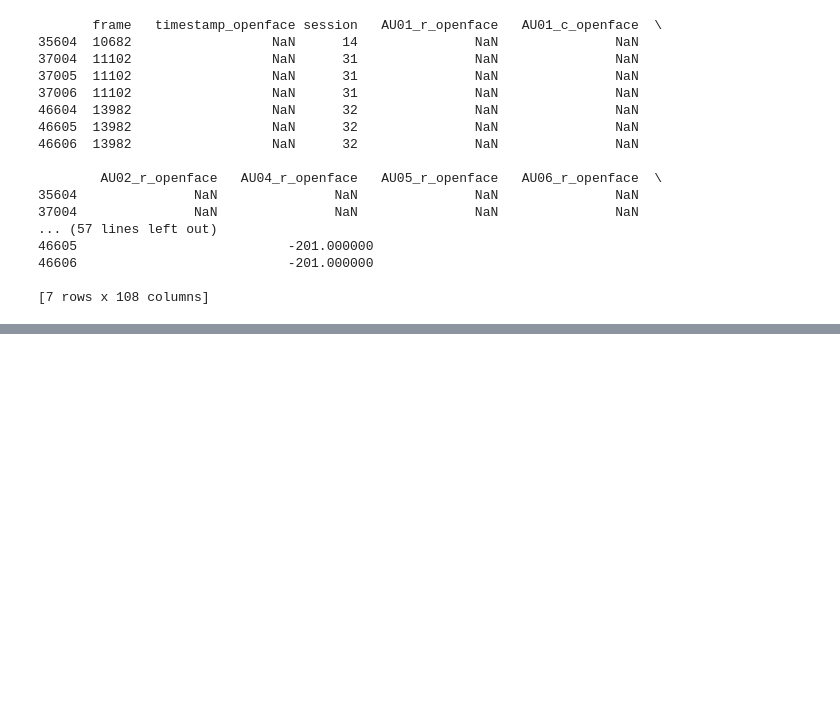
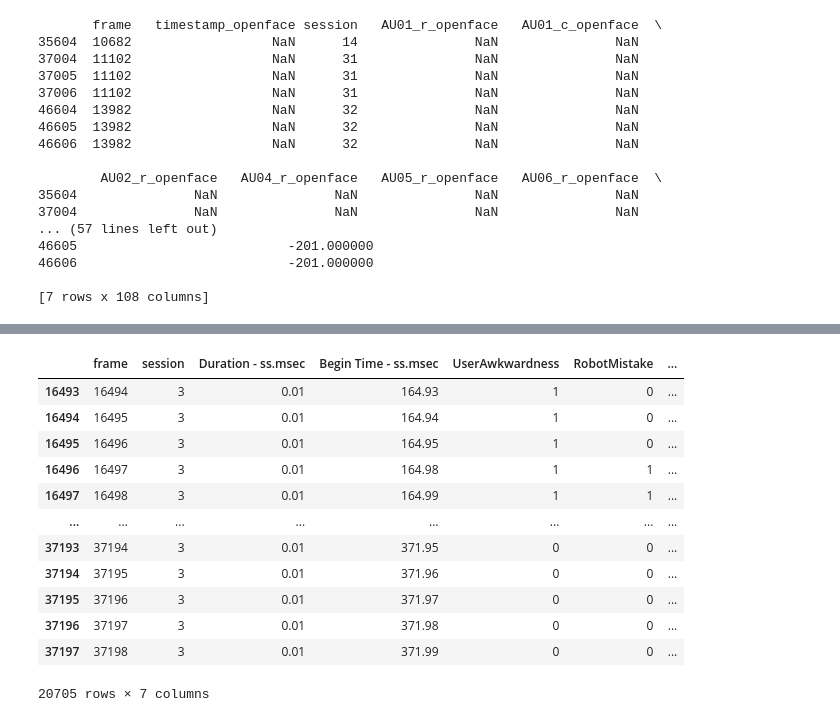
Before and after one commit to lwachowiak/HRI-Error-Detection-STAI, a Jupyter notebook: code/testing.ipynb, the cells around one changed output, grey strips where cells are left out. Cells and saved outputs as stored; diff of their text form; code cells hidden in the pictures; blank space fills up the shorter version.

```diff
--- a/code/testing.ipynb
+++ b/code/testing.ipynb
@@ -147,0 +168,16 @@ ValueError: all the input arrays must have same number of dimensions, but the ar
+# %%
+data_hri.val_Y[data_hri.val_Y["session"] == 3][16493:]
+# %% [output]
+|  | frame | session | Duration - ss.msec | Begin Time - ss.msec | UserAwkwardness | RobotMistake | ... |
+| 16493 | 16494 | 3 | 0.01 | 164.93 | 1 | 0 | ... |
+| 16494 | 16495 | 3 | 0.01 | 164.94 | 1 | 0 | ... |
+| 16495 | 16496 | 3 | 0.01 | 164.95 | 1 | 0 | ... |
+| 16496 | 16497 | 3 | 0.01 | 164.98 | 1 | 1 | ... |
+| 16497 | 16498 | 3 | 0.01 | 164.99 | 1 | 1 | ... |
+| ... | ... | ... | ... | ... | ... | ... | ... |
+| 37193 | 37194 | 3 | 0.01 | 371.95 | 0 | 0 | ... |
+| 37194 | 37195 | 3 | 0.01 | 371.96 | 0 | 0 | ... |
+| 37195 | 37196 | 3 | 0.01 | 371.97 | 0 | 0 | ... |
+| 37196 | 37197 | 3 | 0.01 | 371.98 | 0 | 0 | ... |
+| 37197 | 37198 | 3 | 0.01 | 371.99 | 0 | 0 | ... |
+20705 rows × 7 columns
```
Also changed, not shown: parts of 18 cells of this notebook, 2 other files.
